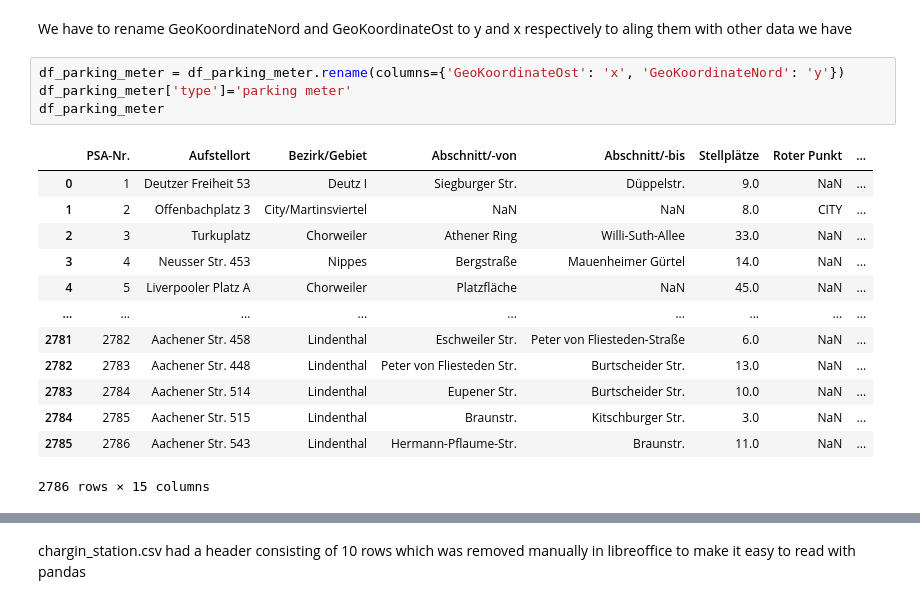
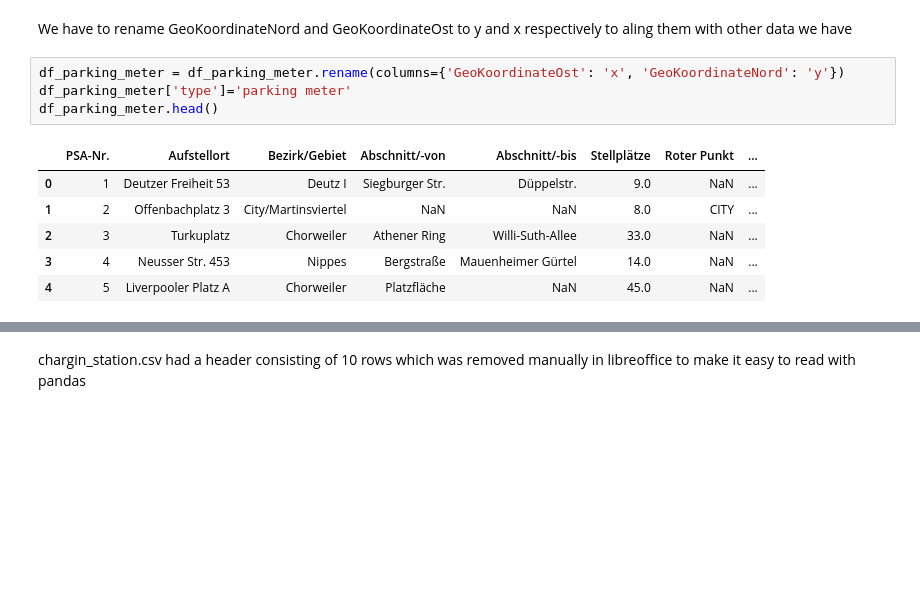
Before and after one commit to oboog/dus-06_easyparking_ss22_ds_group7, a Jupyter notebook: techlabs_merging/merge_data.ipynb, the cells around one changed output, grey strips where cells are left out. Saved outputs shown, nothing was run; the diff lists cells and outputs as text; blank space fills up the shorter version.

```diff
--- a/techlabs_merging/merge_data.ipynb
+++ b/techlabs_merging/merge_data.ipynb
@@ -102,18 +108,11 @@ We have to rename GeoKoordinateNord and GeoKoordinateOst to y and x respectively
 # %%
 df_parking_meter = df_parking_meter.rename(columns={'GeoKoordinateOst': 'x', 'GeoKoordinateNord': 'y'})
 df_parking_meter['type']='parking meter'
-df_parking_meter
+df_parking_meter.head()
 # %% [output]
 |  | PSA-Nr. | Aufstellort | Bezirk/Gebiet | Abschnitt/-von | Abschnitt/-bis | Stellplätze | Roter Punkt | ... |
 | 0 | 1 | Deutzer Freiheit 53 | Deutz I | Siegburger Str. | Düppelstr. | 9.0 | NaN | ... |
 | 1 | 2 | Offenbachplatz 3 | City/Martinsviertel | NaN | NaN | 8.0 | CITY | ... |
 | 2 | 3 | Turkuplatz | Chorweiler | Athener Ring | Willi-Suth-Allee | 33.0 | NaN | ... |
 | 3 | 4 | Neusser Str. 453 | Nippes | Bergstraße | Mauenheimer Gürtel | 14.0 | NaN | ... |
 | 4 | 5 | Liverpooler Platz A | Chorweiler | Platzfläche | NaN | 45.0 | NaN | ... |
-| ... | ... | ... | ... | ... | ... | ... | ... | ... |
-| 2781 | 2782 | Aachener Str. 458 | Lindenthal | Eschweiler Str. | Peter von Fliesteden-Straße | 6.0 | NaN | ... |
-| 2782 | 2783 | Aachener Str. 448 | Lindenthal | Peter von Fliesteden Str. | Burtscheider Str. | 13.0 | NaN | ... |
-| 2783 | 2784 | Aachener Str. 514 | Lindenthal | Eupener Str. | Burtscheider Str. | 10.0 | NaN | ... |
-| 2784 | 2785 | Aachener Str. 515 | Lindenthal | Braunstr. | Kitschburger Str. | 3.0 | NaN | ... |
-| 2785 | 2786 | Aachener Str. 543 | Lindenthal | Hermann-Pflaume-Str. | Braunstr. | 11.0 | NaN | ... |
-2786 rows × 15 columns
```
Also changed, not shown: parts of 14 cells of this notebook, 3 other files.
